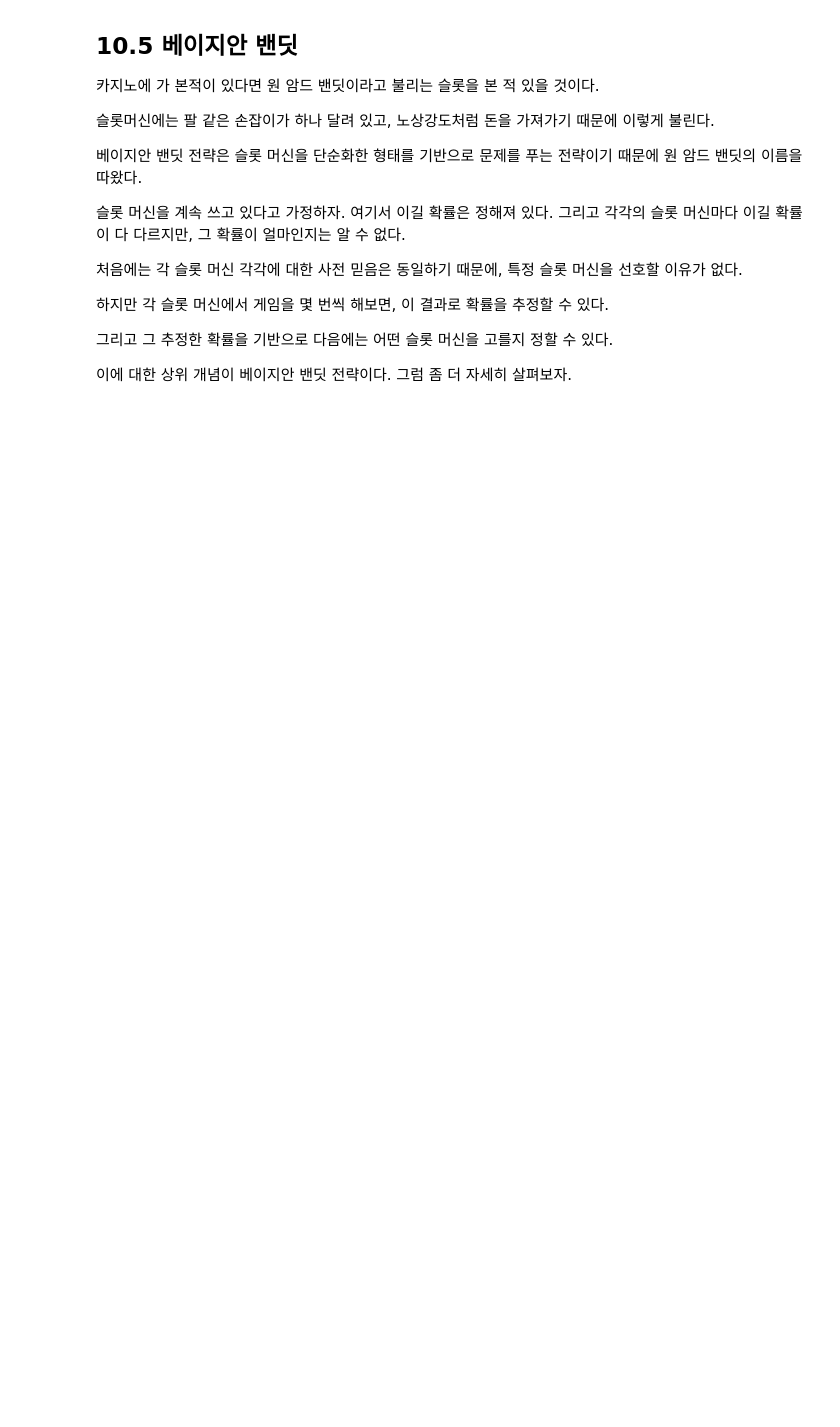
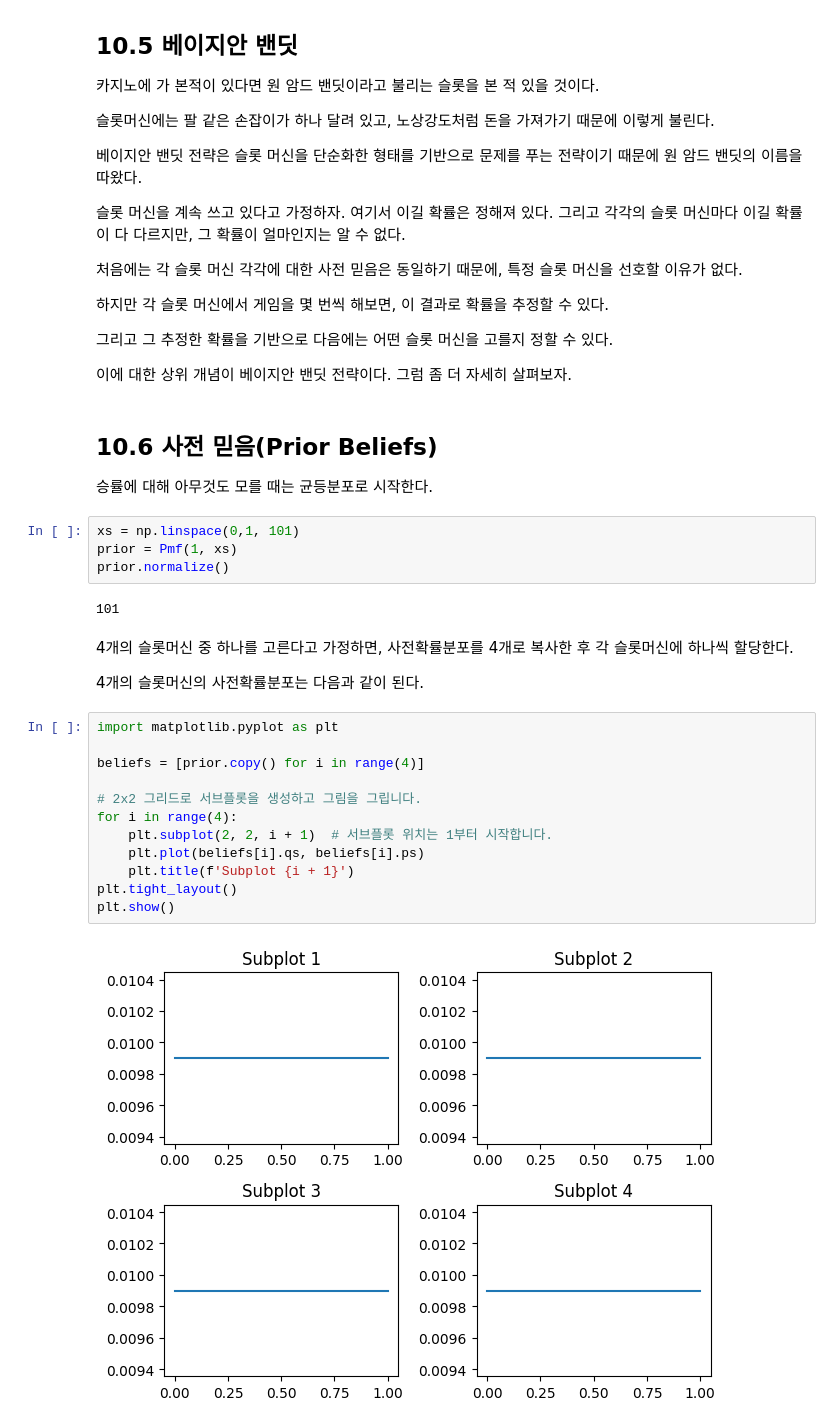
Before and after one commit to KO-JUNSUNG/TIL, a Jupyter notebook: Bayes/10.ipynb, the cells around one changed output. Cells and saved outputs as stored; diff of their text form; blank space fills up the shorter version.

```diff
--- a/Bayes/10.ipynb
+++ b/Bayes/10.ipynb
@@ -280,3 +280,31 @@ biased_triangle.plot()
 그리고 그 추정한 확률을 기반으로 다음에는 어떤 슬롯 머신을 고를지 정할 수 있다.
 
 이에 대한 상위 개념이 베이지안 밴딧 전략이다. 그럼 좀 더 자세히 살펴보자.
+# %% [markdown]
+## 10.6 사전 믿음(Prior Beliefs)
+
+승률에 대해 아무것도 모를 때는 균등분포로 시작한다.
+# %%
+xs = np.linspace(0,1, 101)
+prior = Pmf(1, xs)
+prior.normalize()
+# %% [output]
+101
+# %% [markdown]
+4개의 슬롯머신 중 하나를 고른다고 가정하면, 사전확률분포를 4개로 복사한 후 각 슬롯머신에 하나씩 할당한다.
+
+4개의 슬롯머신의 사전확률분포는 다음과 같이 된다.
+# %%
+import matplotlib.pyplot as plt
+
+beliefs = [prior.copy() for i in range(4)]
+
+# 2x2 그리드로 서브플롯을 생성하고 그림을 그립니다.
+for i in range(4):
+    plt.subplot(2, 2, i + 1)  # 서브플롯 위치는 1부터 시작합니다.
+    plt.plot(beliefs[i].qs, beliefs[i].ps)
+    plt.title(f'Subplot {i + 1}')
+plt.tight_layout()
+plt.show()
+# %% [output]
+[figure, added]
```
Also changed, not shown: parts of 35 cells of this notebook.
